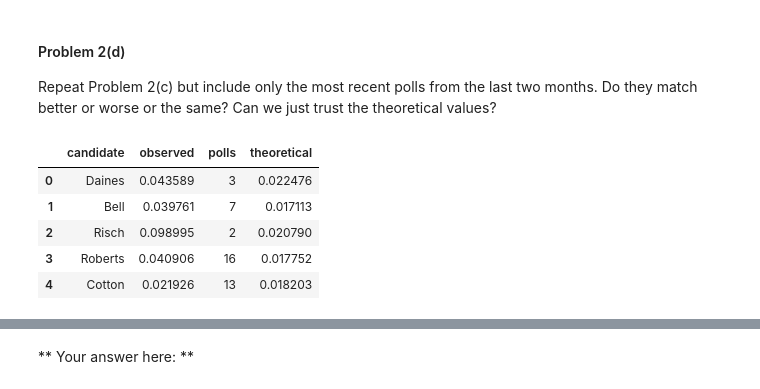
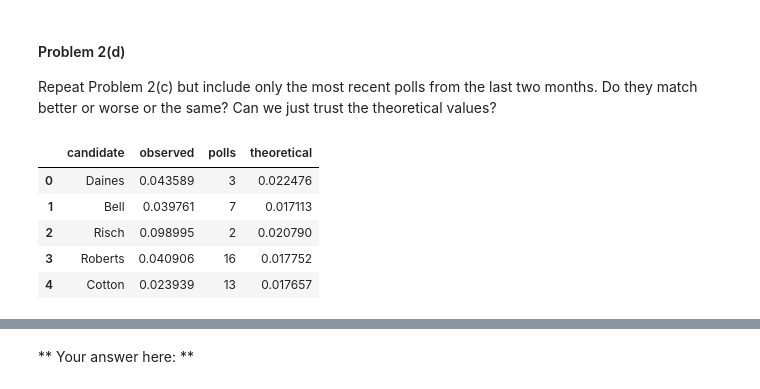
Before and after one commit to dimagalat/CSCI_E-109, a Jupyter notebook: homework/santos_n_hw4/HW4.ipynb, the cells around one changed output, grey strips where cells are left out. Cells and saved outputs as stored; diff of their text form; code cells hidden in the pictures.

```diff
--- a/homework/santos_n_hw4/HW4.ipynb
+++ b/homework/santos_n_hw4/HW4.ipynb
@@ -240,24 +244,25 @@ Repeat Problem 2(c) but include only the most recent polls from the last two mon
 # %%
 recent_errors = pd.DataFrame()
 for race, poll in polls.iteritems():
     # Subtracting sixty days instead of a month.
     two_months = dt.date.today() - dt.timedelta(days=60)
+    # Overwrite poll with only relevant polls.
     poll = poll[poll["startdate"].astype(np.datetime64) >= two_months]
     candidate = poll.columns.intersection(candidates["R"])
     if len(candidate) > 0:
         p = poll[candidate].astype(np.float64) / 100
         q = 1 - p
         theoretical = np.sqrt((p * q).div(poll["numobs"].astype(np.float64), axis=0)).mean()
         observed = p.std()
         recent_errors = recent_errors.append({"candidate": theoretical.index.values[0],
                                               "theoretical": theoretical.values[0],
                                               "observed": observed.values[0],
-                                              "polls": len(poll) - polls_removed}, ignore_index=True)
+                                              "polls": len(poll)}, ignore_index=True)
 recent_errors.head()
 # %% [output]
 |  | candidate | observed | polls | theoretical |
 | 0 | Daines | 0.043589 | 3 | 0.022476 |
 | 1 | Bell | 0.039761 | 7 | 0.017113 |
 | 2 | Risch | 0.098995 | 2 | 0.020790 |
 | 3 | Roberts | 0.040906 | 16 | 0.017752 |
-| 4 | Cotton | 0.021926 | 13 | 0.018203 |
+| 4 | Cotton | 0.023939 | 13 | 0.017657 |
```
Also changed, not shown: parts of 8 cells of this notebook.
